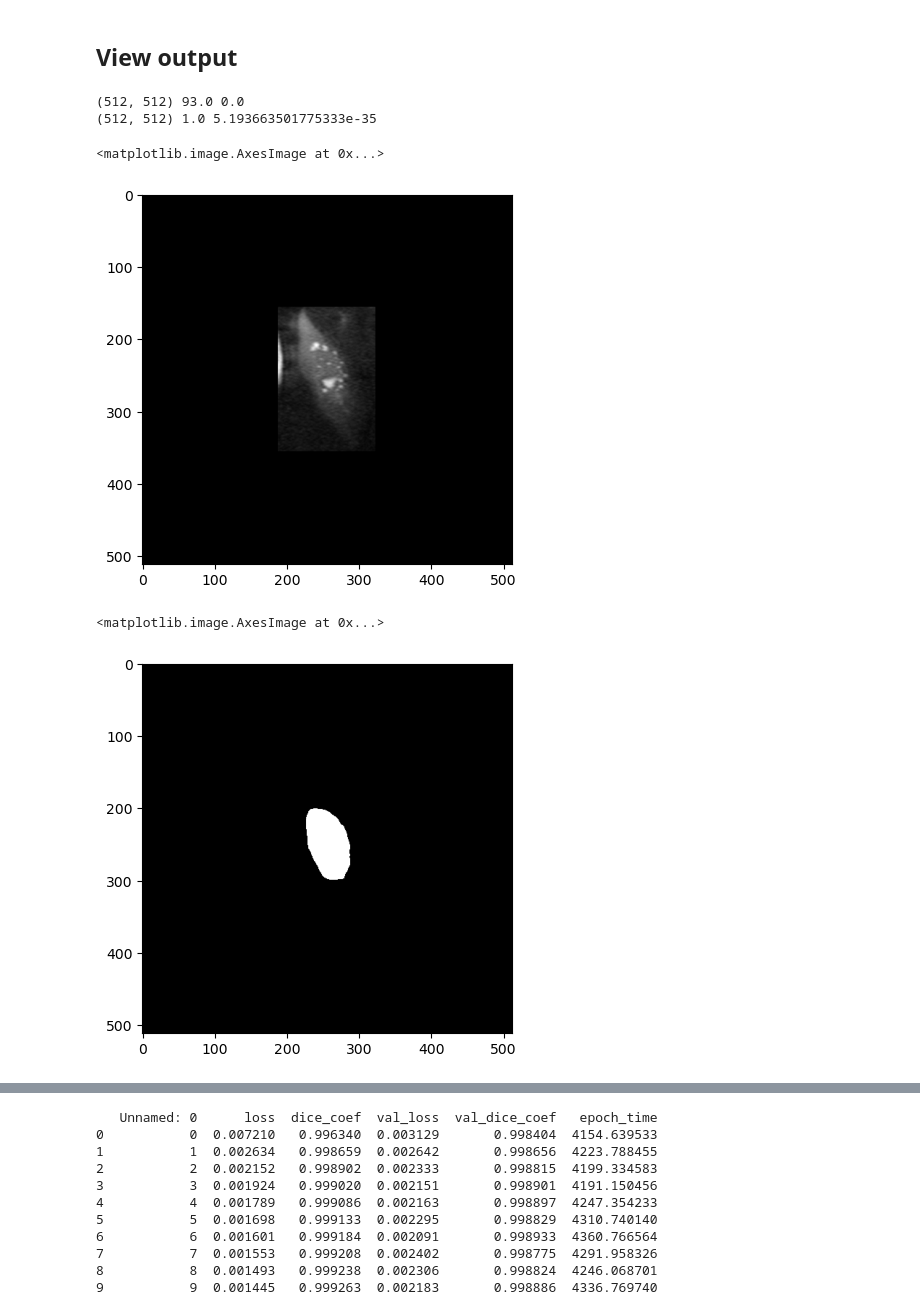
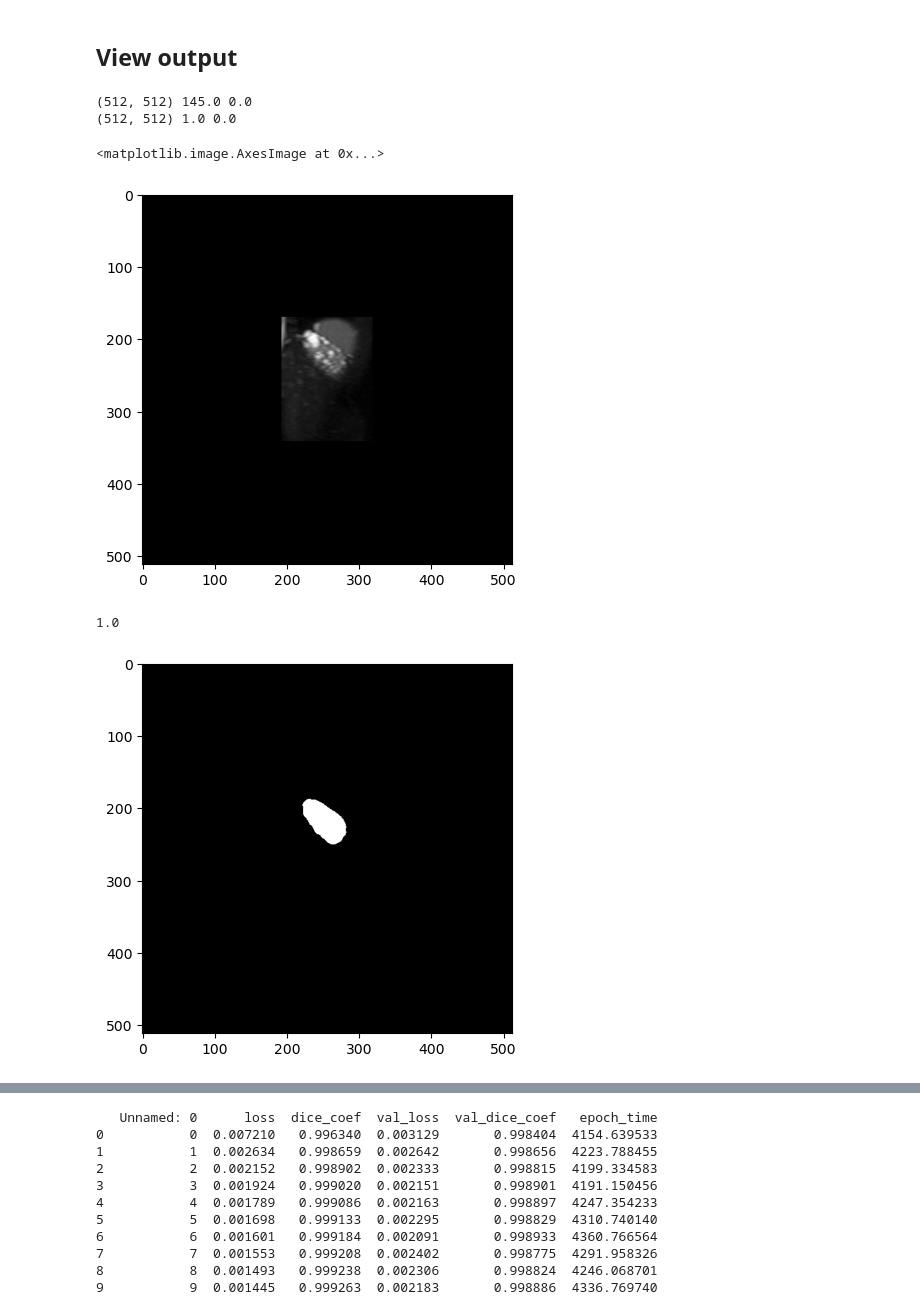
Before and after one commit to EmmaSchmidt2021/Kidney-Segmentation-Jupyter, a Jupyter notebook: (2) Model Training - Data Generator - Cyst Seg.ipynb, the cells around one changed output, grey strips where cells are left out. Cells and saved outputs as stored; diff of their text form; code cells hidden in the pictures.

```diff
--- a/(2) Model Training - Data Generator - Cyst Seg.ipynb
+++ b/(2) Model Training - Data Generator - Cyst Seg.ipynb
@@ -411,26 +413,27 @@ print(X.shape, y.shape)
 # %% [markdown]
 ## View output
 # %%
-n=4
+n=5
 X_img = X[n,:,:,0]
 X_msk =X[n,:,:,1]
 print(X_img.shape, X_img.max(), X_img.min())
 print(X_msk.shape, X_msk.max(), X_msk.min())
 
 import matplotlib.pyplot as plt
 %matplotlib inline
 plt.imshow(X_img, cmap="gray")
 # %% [output]
-(512, 512) 93.0 0.0
-(512, 512) 1.0 5.193663501775333e-35
+(512, 512) 145.0 0.0
+(512, 512) 1.0 0.0
 <matplotlib.image.AxesImage at 0x...>
-[figure, old version]
+[figure, new version]
 # %%
 %matplotlib inline
 plt.imshow(X_msk, cmap="gray")
+X_msk.max()
 # %% [output]
-<matplotlib.image.AxesImage at 0x...>
+1.0
-[figure, old version]
+[figure, new version]
 # %%
 y_batch = y[n,:,:,:]
 y_batch.shape
```
Also changed, not shown: parts of 11 cells of this notebook, 7 other files.
